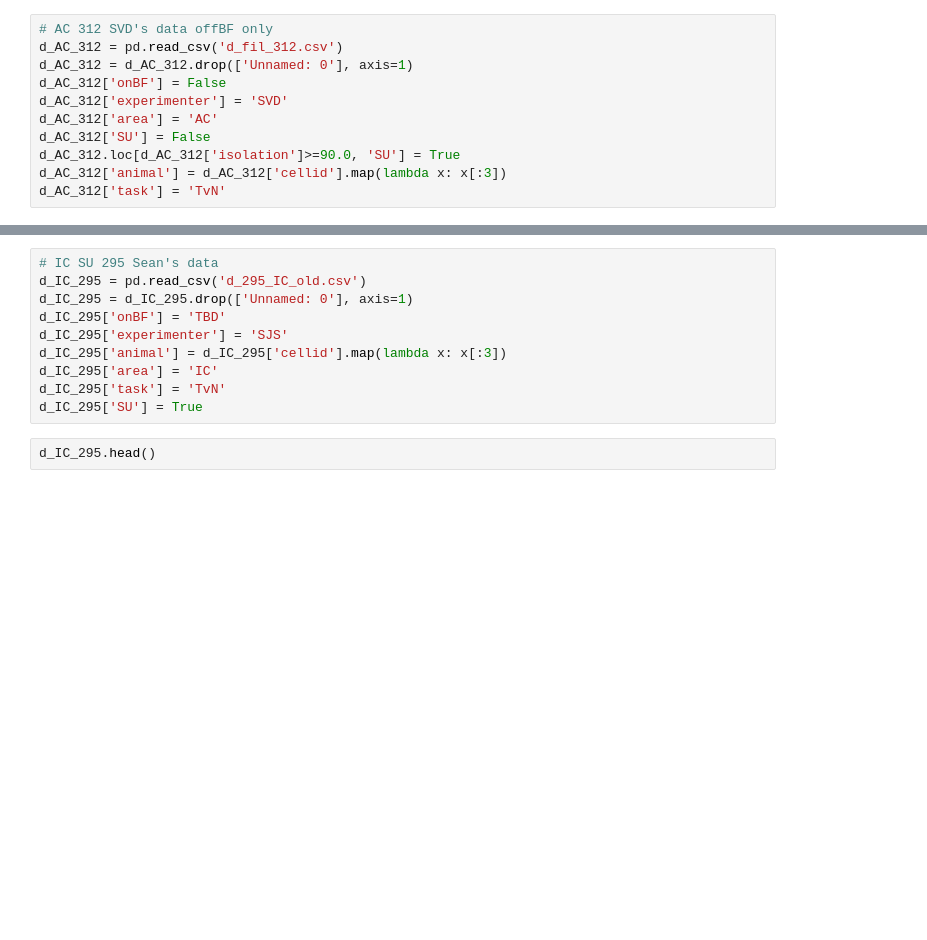
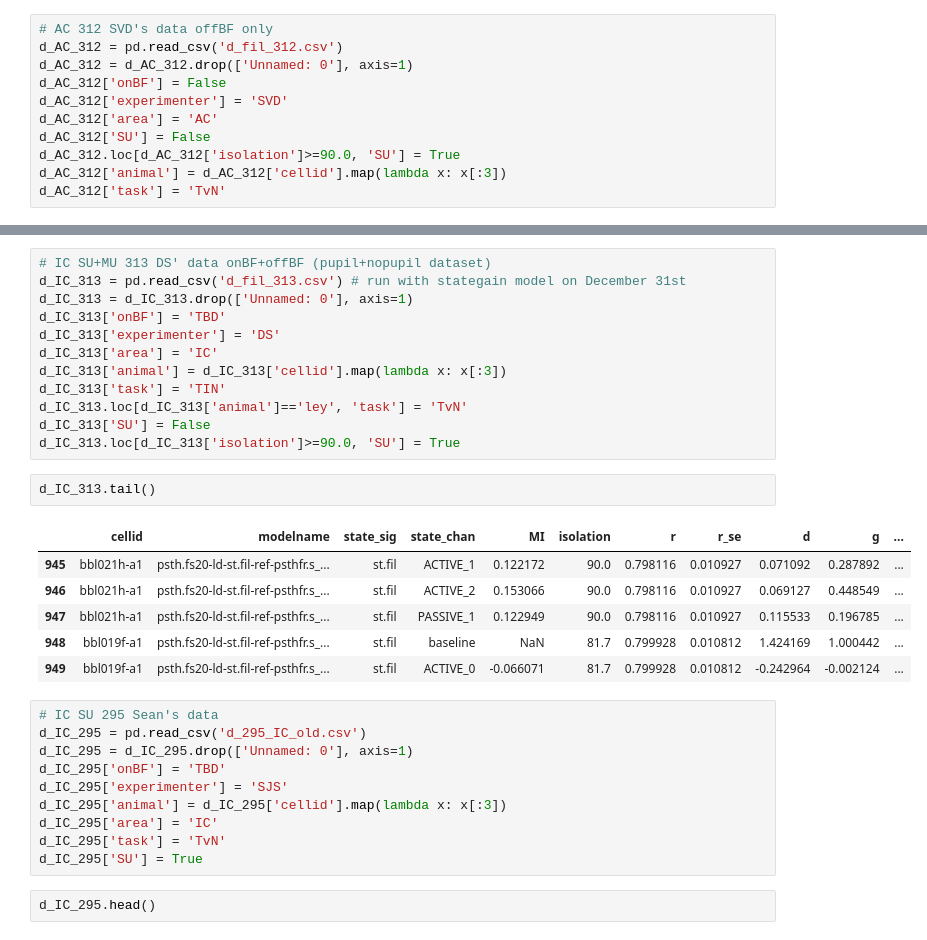
Before and after one commit to nadoss/nems_db, a Jupyter notebook: nems_lbhb/notebooks/ACIC_comparisons/ACIC_comp_DS_SVD_SJS_new.ipynb, the cells around one changed output, grey strips where cells are left out. Cells and saved outputs as stored; diff of their text form; blank space fills up the shorter version.

```diff
--- a/nems_lbhb/notebooks/ACIC_comparisons/ACIC_comp_DS_SVD_SJS_new.ipynb
+++ b/nems_lbhb/notebooks/ACIC_comparisons/ACIC_comp_DS_SVD_SJS_new.ipynb
@@ -100,3 +144,24 @@ d_IC_309.head()
+# %%
+# IC SU+MU 313 DS' data onBF+offBF (pupil+nopupil dataset)
+d_IC_313 = pd.read_csv('d_fil_313.csv') # run with stategain model on December 31st
+d_IC_313 = d_IC_313.drop(['Unnamed: 0'], axis=1)
+d_IC_313['onBF'] = 'TBD'
+d_IC_313['experimenter'] = 'DS'
+d_IC_313['area'] = 'IC'
+d_IC_313['animal'] = d_IC_313['cellid'].map(lambda x: x[:3])
+d_IC_313['task'] = 'TIN'
+d_IC_313.loc[d_IC_313['animal']=='ley', 'task'] = 'TvN'
+d_IC_313['SU'] = False
+d_IC_313.loc[d_IC_313['isolation']>=90.0, 'SU'] = True
+# %%
+d_IC_313.tail()
+# %% [output]
+|  | cellid | modelname | state_sig | state_chan | MI | isolation | r | r_se | d | g | ... |
+| 945 | bbl021h-a1 | psth.fs20-ld-st.fil-ref-psthfr.s_... | st.fil | ACTIVE_1 | 0.122172 | 90.0 | 0.798116 | 0.010927 | 0.071092 | 0.287892 | ... |
+| 946 | bbl021h-a1 | psth.fs20-ld-st.fil-ref-psthfr.s_... | st.fil | ACTIVE_2 | 0.153066 | 90.0 | 0.798116 | 0.010927 | 0.069127 | 0.448549 | ... |
+| 947 | bbl021h-a1 | psth.fs20-ld-st.fil-ref-psthfr.s_... | st.fil | PASSIVE_1 | 0.122949 | 90.0 | 0.798116 | 0.010927 | 0.115533 | 0.196785 | ... |
+| 948 | bbl019f-a1 | psth.fs20-ld-st.fil-ref-psthfr.s_... | st.fil | baseline | NaN | 81.7 | 0.799928 | 0.010812 | 1.424169 | 1.000442 | ... |
+| 949 | bbl019f-a1 | psth.fs20-ld-st.fil-ref-psthfr.s_... | st.fil | ACTIVE_0 | -0.066071 | 81.7 | 0.799928 | 0.010812 | -0.242964 | -0.002124 | ... |
 # %%
 # IC SU 295 Sean's data
 d_IC_295 = pd.read_csv('d_295_IC_old.csv')
```
Also changed, not shown: parts of 28 cells of this notebook, 3 other files.
